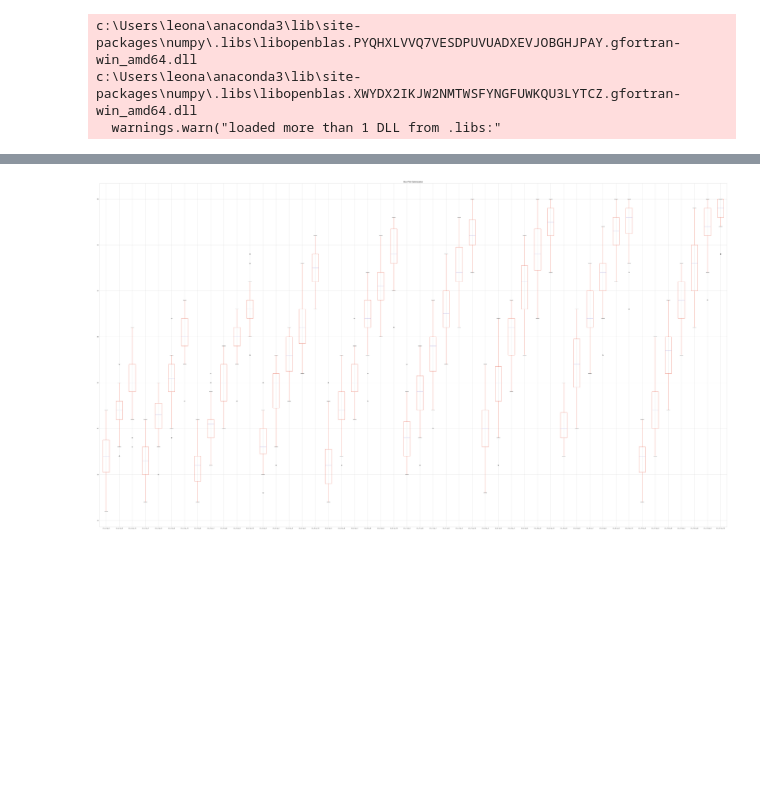
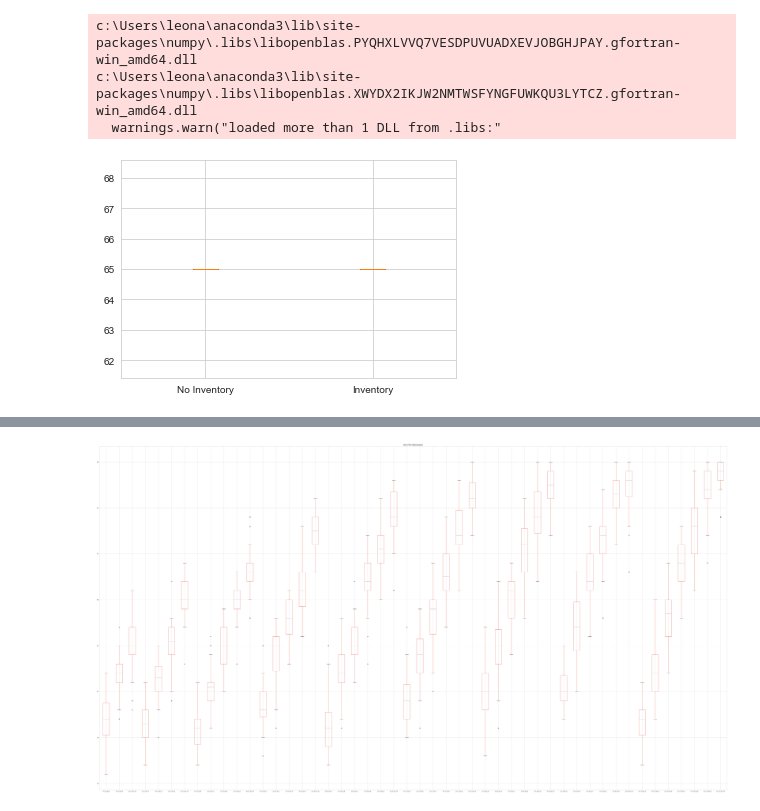
Before and after one commit to lakubis/LionIsACat, a Jupyter notebook: Felix_Learn/visualize_less.ipynb, the cells around one changed output, grey strips where cells are left out. Drawn from its saved outputs; the diff is of its cells as text; code cells hidden in the pictures; blank space fills up the shorter version.

Commit message:
adding 2 boxplot

```diff
--- a/Felix_Learn/visualize_less.ipynb
+++ b/Felix_Learn/visualize_less.ipynb
@@ -5,7 +5,6 @@ import matplotlib.pyplot as plt
 import seaborn as sns
 import matplotlib
 
-matplotlib.style.use('ggplot')
 sns.set_style("whitegrid")
 # %% [output]
 c:\Users\leona\anaconda3\lib\site-packages\numpy\.libs\libopenblas.PYQHXLVVQ7VESDPUVUADXEVJOBGHJPAY.gfortran-win_amd64.dll
@@ -16,0 +19,5 @@ df.drop(df.columns[0], axis = 1, inplace=True)
+# %%
+plt.boxplot([df['cp_7'],df2['inv_24 cp_8']], labels = ['No Inventory', 'Inventory'])
+plt.show()
+# %% [output]
+[figure, added]
```
Also changed, not shown: parts of 6 cells of this notebook, 2 other files.
